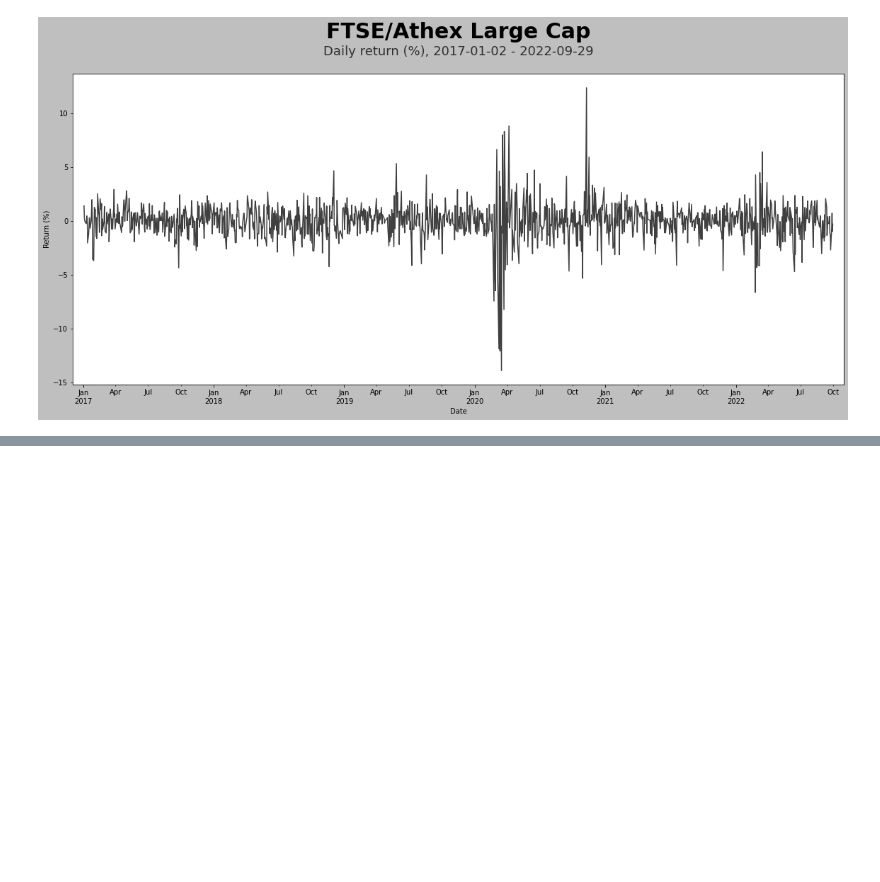
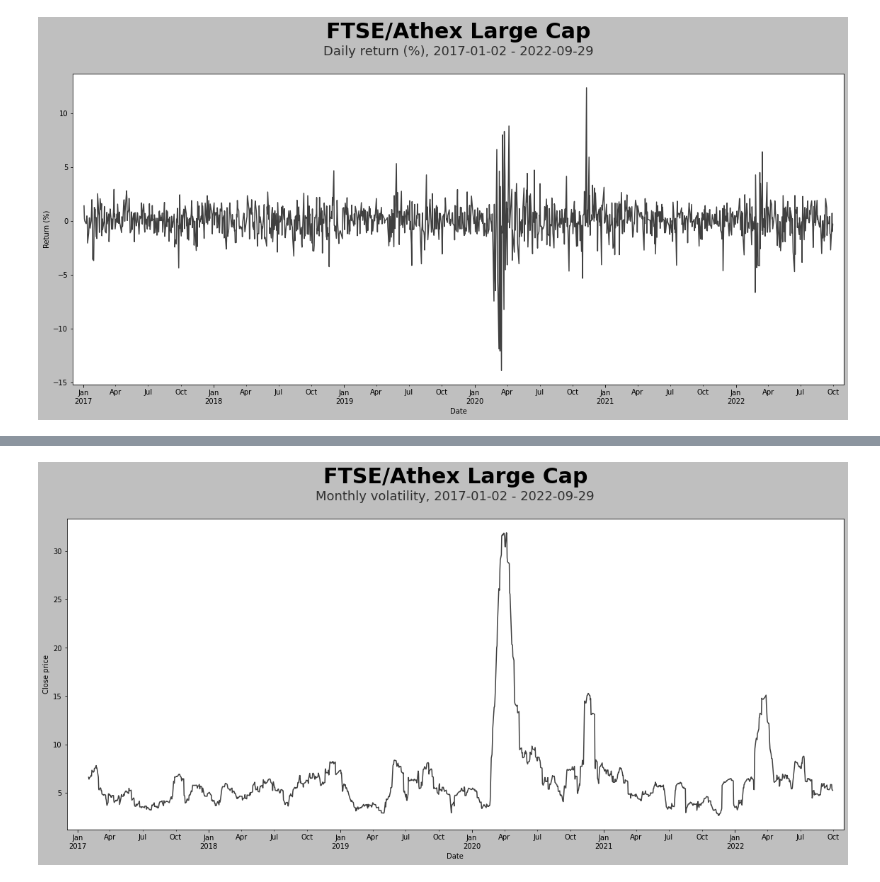
Before and after one commit to orestisf/Notebooks, a Jupyter notebook: finance/Athex_Large_Cap_analysis.ipynb, the cells around one changed output, grey strips where cells are left out. Drawn from its saved outputs; the diff is of its cells as text; code cells hidden in the pictures; blank space fills up the shorter version.

```diff
--- a/finance/Athex_Large_Cap_analysis.ipynb
+++ b/finance/Athex_Large_Cap_analysis.ipynb
@@ -221,0 +196,4 @@ plt.show()
+# %%
+generatePlot(data['month_vol'], 'Date', 'Close price', 'FTSE/Athex Large Cap', f"Monthly volatility, {datetime.date(data.index.min())} - {datetime.date(data.index.max())}")
+# %% [output]
+[figure, added]
```
Also changed, not shown: parts of 8 cells of this notebook.
